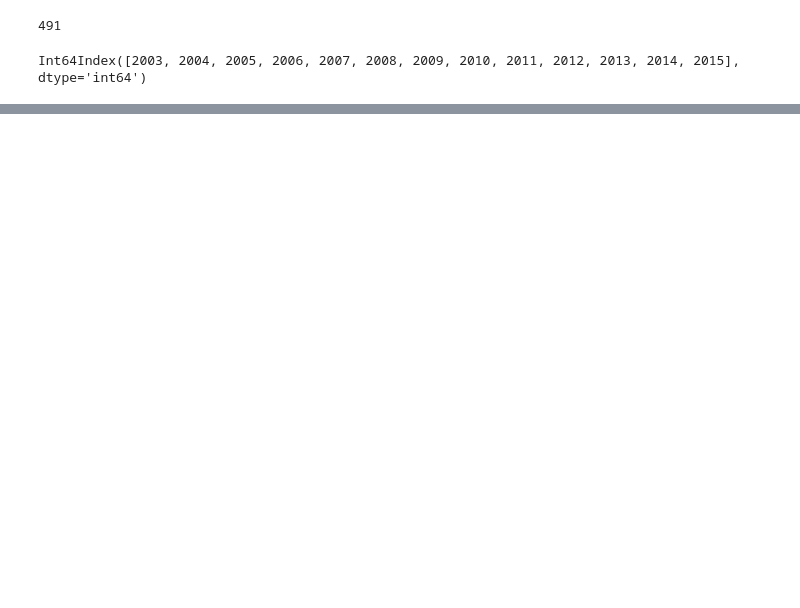
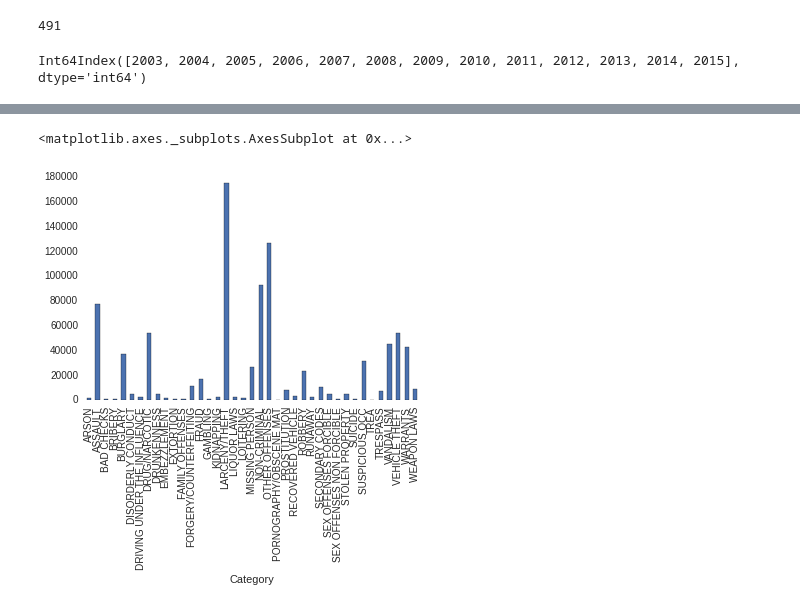
Before and after one commit to arundhaj/kaggle, a Jupyter notebook: sf_crime/sandbox.ipynb, the cells around one changed output, grey strips where cells are left out. Cells and saved outputs as stored; diff of their text form; code cells hidden in the pictures; blank space fills up the shorter version.

```diff
--- a/sf_crime/sandbox.ipynb
+++ b/sf_crime/sandbox.ipynb
@@ -209,0 +239,5 @@ plt.ylabel('No of Crimes')
+# %%
+raw_train.groupby(['Category']).size().plot(kind='bar')
+# %% [output]
+<matplotlib.axes._subplots.AxesSubplot at 0x...>
+[figure, added]
```
Also changed, not shown: parts of 12 cells of this notebook, 1 other file.
